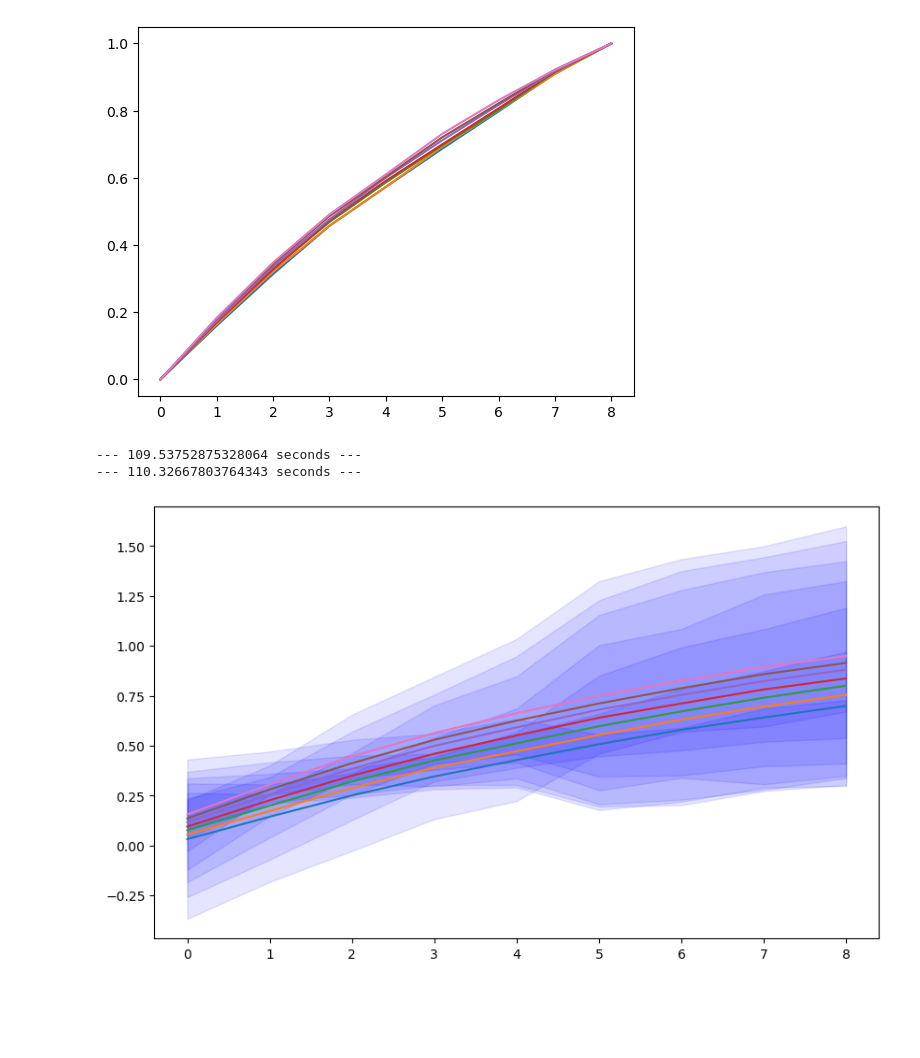
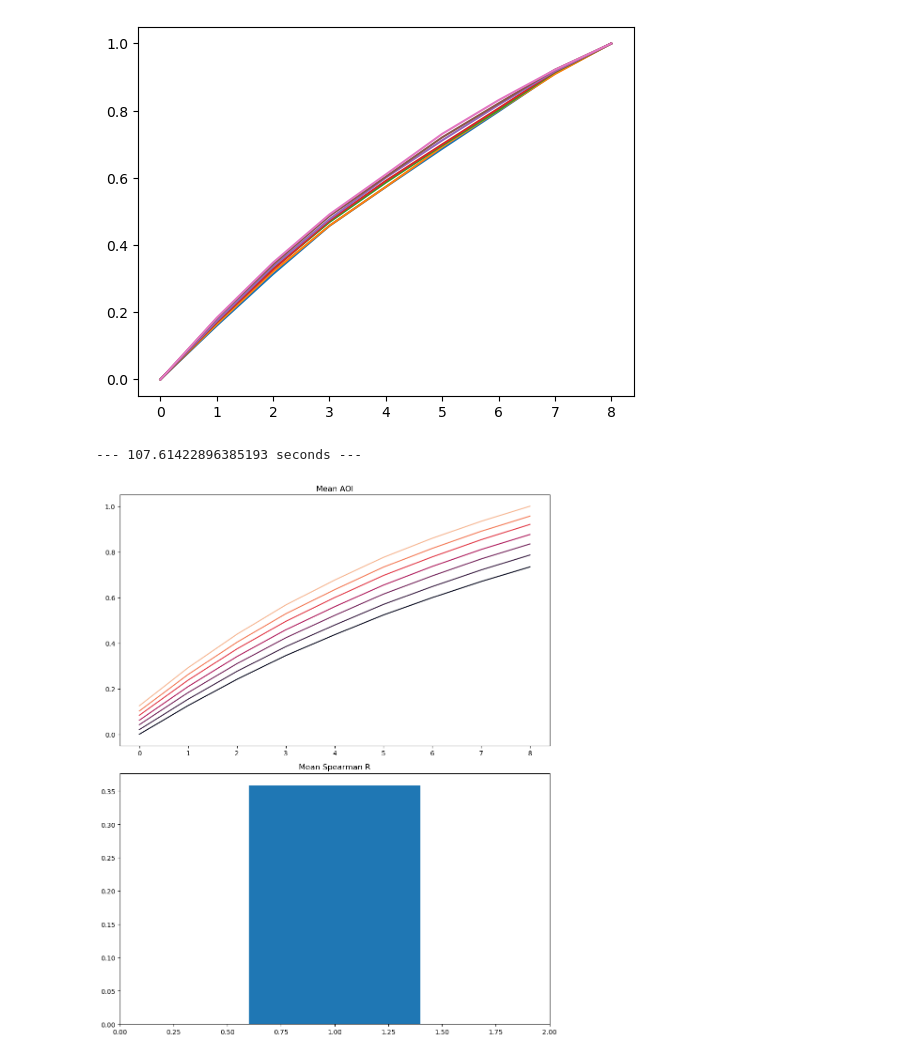
Before and after one commit to dongildonlee/Interference, a Jupyter notebook: codes/fig2/Untitled1.ipynb, the cells around one changed output. Cells and saved outputs as stored; diff of their text form; code cells hidden in the pictures; blank space fills up the shorter version.

```diff
--- a/codes/fig2/Untitled1.ipynb
+++ b/codes/fig2/Untitled1.ipynb
@@ -60,57 +60,84 @@ plt.show()
 # %%
 aoi = np.mean(avg_actv_net_nxs, axis=0)
 # %%
-nets = np.arange(1,3)
-epoch=0
-relu=4
+from sklearn.preprocessing import MinMaxScaler
+import numpy as np
+from scipy import stats
+import random
+import pickle
+import seaborn as sns
+import matplotlib.pyplot as plt
+
+nets = np.arange(1,2)
+epoch = 0
+relu = 4
 
 aois = []
+spearman_results = []  # new list to store Spearman R results
+
 for net in nets:
-    pkl_filename = f'{up_two_dir}/fig1/pkl/network{net}_Relu{relu}_epoch{epoch}.pkl'
+    pkl_filename = f'{up_two_dir}/fig1/pkl/4to20/network{net}_Relu{relu}_epoch{epoch}_4to20.pkl'
     with open(pkl_filename, 'rb') as f:
         units = pickle.load(f)
     units_nonzero = [units[i].id for i in range(len(units)) if units[i].no_response_subset is not True]
-    units_sample = random.sample(units_nonzero, 200)
+    units_sample = random.sample(units_nonzero, 2000)
 
     actv_net = actv_analysis.get_actv_net(net=net, relu=4, epoch=0)
     avg_actv_net = np.mean(actv_net, axis=2)
-    avg_actv_net_nxs = avg_actv_net.reshape(actv_net.shape[0],10,10)[units_sample,1:,3:]
+    avg_actv_net_nxs = avg_actv_net.reshape(actv_net.shape[0],10,10)[units_nonzero,1:,3:]
     aoi = np.mean(avg_actv_net_nxs,axis=0)
     aois.append(aoi)
 
+    # Calculate Spearman R for this net
+    spearman_r = np.zeros((avg_actv_net_nxs.shape[0], avg_actv_net_nxs.shape[2]))
+    for i in range(avg_actv_net_nxs.shape[0]):
+        for j in range(avg_actv_net_nxs.shape[2]):
+            spearman_r[i, j] = stats.spearmanr(np.arange(avg_actv_net_nxs.shape[1]), avg_actv_net_nxs[i, :, j])[0]
+    # Append the results to the list
+    spearman_results.append(spearman_r)
+
 aois = np.array(aois)
+spearman_results = np.array(spearman_results)  # Convert the results list to an array
 
 # Reshape aois for MinMaxScaler
 aois_reshaped = aois.reshape(-1, 1)
 
 # Initialize a MinMaxScaler
 scaler = MinMaxScaler()
 
 # Fit and transform aois with the scaler
 aois_normalized = scaler.fit_transform(aois_reshaped)
 
 # Reshape aois back to its original shape
 aois_normalized = aois_normalized.reshape(aois.shape)
 
 # Calculate the mean and the confidence interval
 mean_aoi = np.mean(aois_normalized, axis=0)
 
-# Calculate confidence interval
-ci = scipy.stats.sem(aois_normalized, axis=0) * scipy.stats.t.ppf((1 + 0.95) / 2, len(aois_normalized) - 1)
+# Calculate the mean Spearman R for each item in the third dimension
+mean_spearman_r = np.mean(spearman_results, axis=0)
 
-# Calculate lower and upper confidence intervals
-ci_low = mean_aoi - ci
-ci_high = mean_aoi + ci
+# Calculate the overall mean Spearman R
+overall_mean_spearman_r = np.nanmean(mean_spearman_r)
 
 # Plotting
-plt.figure(figsize=(10, 6))
+fig, axs = plt.subplots(2, figsize=(10, 12))
 
+# Plot mean AOI
+axs[0].set_title('Mean AOI')
+cmap = plt.get_cmap('rocket')
 for i in range(aois_normalized.shape[2]):
-    sns.lineplot(x=np.arange(aois_normalized.shape[1]), y=mean_aoi[:, i])
-    plt.fill_between(np.arange(aois_normalized.shape[1]), ci_low[:, i], ci_high[:, i], color='b', alpha=.1)
+    # Get a color from the colormap
+    color = cmap(i/aois_normalized.shape[2])
+    axs[0].plot(np.arange(aois_normalized.shape[1]), mean_aoi[:, i], color=color)
 
+# Plot mean Spearman R as a single bar
+axs[1].set_title('Mean Spearman R')
+axs[1].bar(1, overall_mean_spearman_r)  # A single bar centered at x = 1
+axs[1].set_xlim(0, 2)  # Optional: adjust x limits to better frame the bar
+
+plt.tight_layout()
 plt.show()
 # %% [output]
---- 109.53752875328064 seconds ---
---- 110.32667803764343 seconds ---
+--- 107.61422896385193 seconds ---
-[figure, old version]
+[figure, new version]
```
Also changed, not shown: parts of 6 cells of this notebook, 1 other file.
